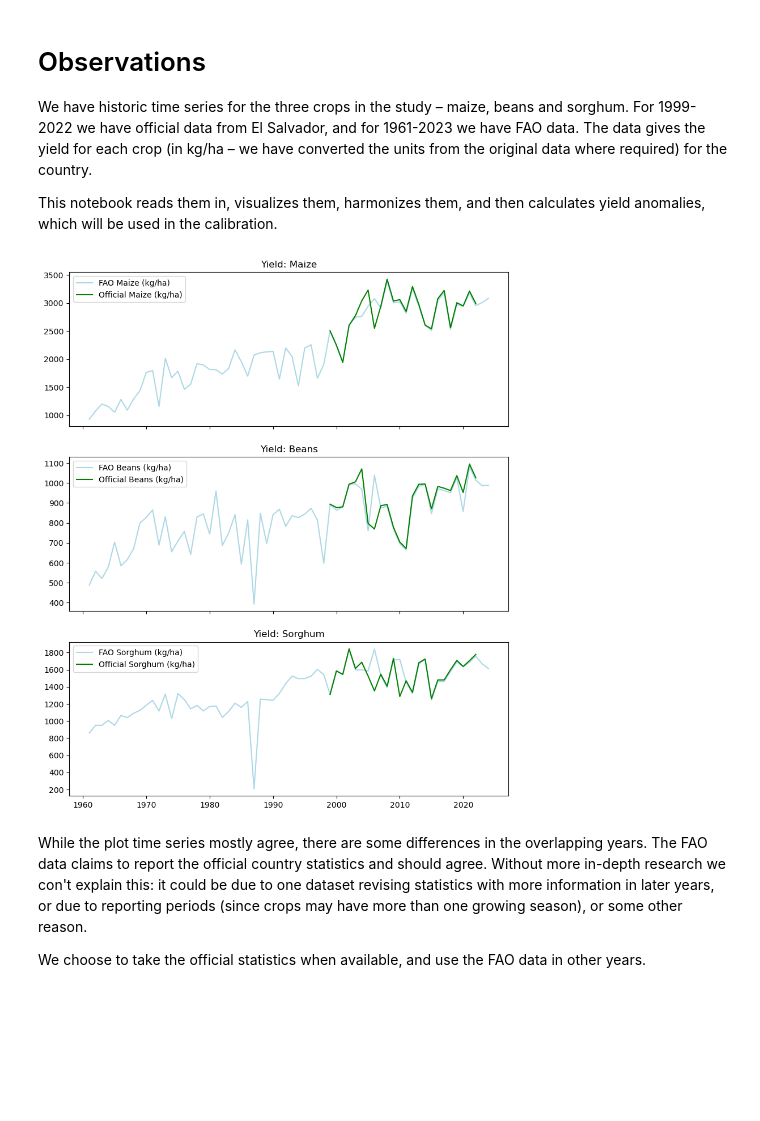
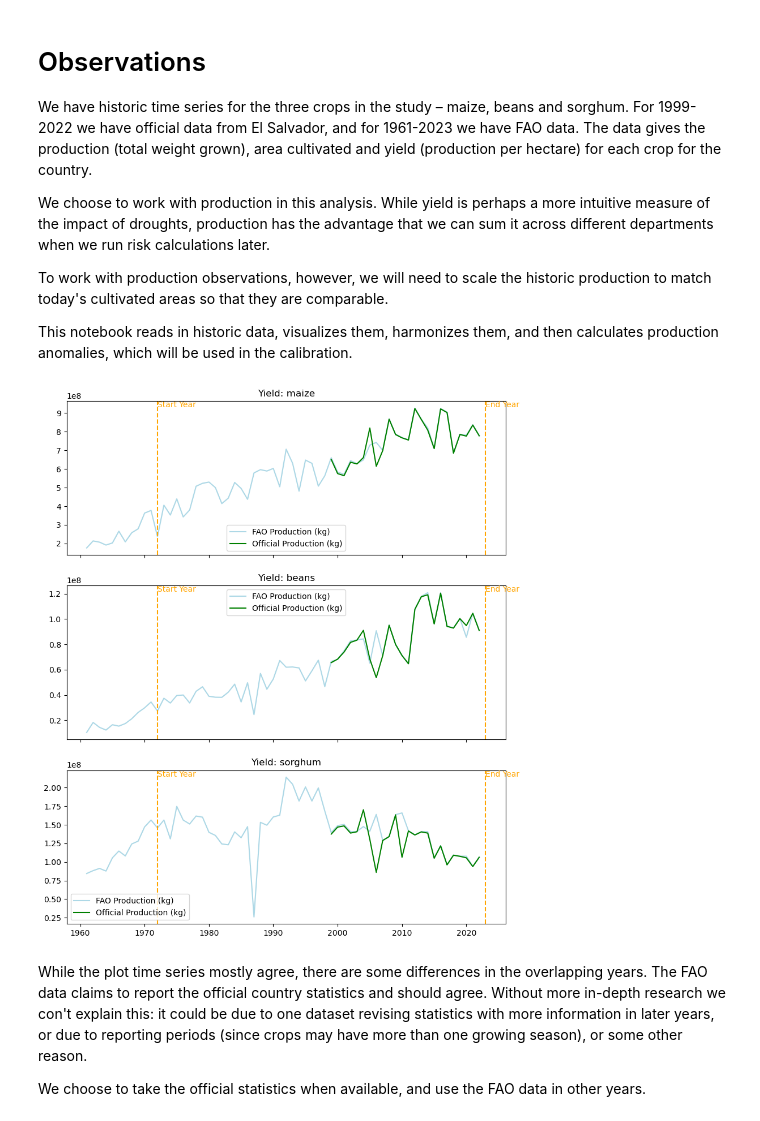
Before and after one commit to AnalyticsTeamUNUEHS/CLIMADA_starter_packs, a Jupyter notebook: starter_pack_el_salvador/notebooks/05_observations.ipynb, the cells around one changed output. Saved outputs shown, nothing was run; the diff lists cells and outputs as text; code cells hidden in the pictures; blank space fills up the shorter version.

```diff
--- a/starter_pack_el_salvador/notebooks/05_observations.ipynb
+++ b/starter_pack_el_salvador/notebooks/05_observations.ipynb
@@ -1,9 +1,13 @@
 # %% [markdown]
 # Observations
 
-We have historic time series for the three crops in the study – maize, beans and sorghum. For 1999-2022 we have official data from El Salvador, and for 1961-2023 we have FAO data. The data gives the yield for each crop (in kg/ha – we have converted the units from the original data where required) for the country.
+We have historic time series for the three crops in the study – maize, beans and sorghum. For 1999-2022 we have official data from El Salvador, and for 1961-2023 we have FAO data. The data gives the production (total weight grown), area cultivated and yield (production per hectare) for each crop for the country.
 
-This notebook reads them in, visualizes them, harmonizes them, and then calculates yield anomalies, which will be used in the calibration.
+We choose to work with production in this analysis. While yield is perhaps a more intuitive measure of the impact of droughts, production has the advantage that we can sum it across different departments when we run risk calculations later.
+
+To work with production observations, however, we will need to scale the historic production to match today's cultivated areas so that they are comparable.
+
+This notebook reads in historic data, visualizes them, harmonizes them, and then calculates production anomalies, which will be used in the calibration.
 # %%
 from pathlib import Path
 
@@ -12,32 +16,53 @@ from pathlib import Path
 # -----------------------------------------------
 
 OBSERVATIONS_DIR = "../data/observations/"
-OBSERVATIONS_FILE = "observations_raw.csv"
-observations_filepath = Path(OBSERVATIONS_DIR) / OBSERVATIONS_FILE
+OBSERVATIONS_FILES = {
+    "maize": "observations_raw_maize.csv",
+    "beans": "observations_raw_beans.csv",
+    "sorghum": "observations_raw_sorghum.csv"
+}
+observations_filepaths = {
+    crop: Path(OBSERVATIONS_DIR) / filename for crop, filename in OBSERVATIONS_FILES.items()
+}
+
+# How far back do we think the observations are representative?
+# The more years we have, the more data we have to fit the model, but at some point the economic and agricultural
+# systems become too different from the present day to be useful for calibration, especially given El Salvador's history.
+# This is a subjective choice, but we can test sensitivity to this parameter by changing it and re-running the notebook.
+START_YEAR = 1972
+END_YEAR = 2023
 # %%
 %matplotlib inline
 import pandas as pd
 import numpy as np
 import matplotlib.pyplot as plt
 from IPython.display import display
 
 # -----------------------------------------------
 # Read and plot the raw observations
 # -----------------------------------------------
 
-obs = pd.read_csv(observations_filepath)
+obs = {crop: pd.read_csv(filepath) for crop, filepath in observations_filepaths.items()}
+
+VARIABLE = "Production"  # Which variable are we building results from?
+UNIT = "kg"
+OFFICIAL_COL = f"Official {VARIABLE} ({UNIT})"
+FAO_COL = f"FAO {VARIABLE} ({UNIT})"
 
 # Plot the two time series we have for each crop:
 fig, axes = plt.subplots(3, 1, figsize=(10, 12), sharex=True)
-for i, crop in enumerate(["Maize", "Beans", "Sorghum"]):
-    official_col = f"Official {crop} (kg/ha)"
-    fao_col = f"FAO {crop} (kg/ha)"
-    axes[i].plot(obs['Year'], obs[fao_col], label=fao_col, color="lightblue")
-    axes[i].plot(obs['Year'], obs[official_col], label=official_col, color="green")
+for i, (crop, obs_crop) in enumerate(obs.items()):
+    axes[i].plot(obs_crop['Year'], obs_crop[FAO_COL], label=FAO_COL, color="lightblue")
+    axes[i].plot(obs_crop['Year'], obs_crop[OFFICIAL_COL], label=OFFICIAL_COL, color="green")
+    # add vertical lines to indicate the start and end years we are using for calibration
+    axes[i].axvline(START_YEAR, color="orange", linestyle="--")
+    axes[i].text(START_YEAR, axes[i].get_ylim()[1], "Start Year", color="orange", verticalalignment="top")
+    axes[i].axvline(END_YEAR, color="orange", linestyle="--")
+    axes[i].text(END_YEAR, axes[i].get_ylim()[1], "End Year", color="orange", verticalalignment="top")
     axes[i].set_title(f"Yield: {crop}")
     axes[i].legend()
 # %% [output]
-[figure, old version]
+[figure, new version]
 # %% [markdown]
 While the plot time series mostly agree, there are some differences in the overlapping years. The FAO data claims to report the official country statistics and should agree. Without more in-depth research we con't explain this: it could be due to one dataset revising statistics with more information in later years, or due to reporting periods (since crops may have more than one growing season), or some other reason.
 
```
Also changed, not shown: parts of 5 cells of this notebook, 1 other file.
